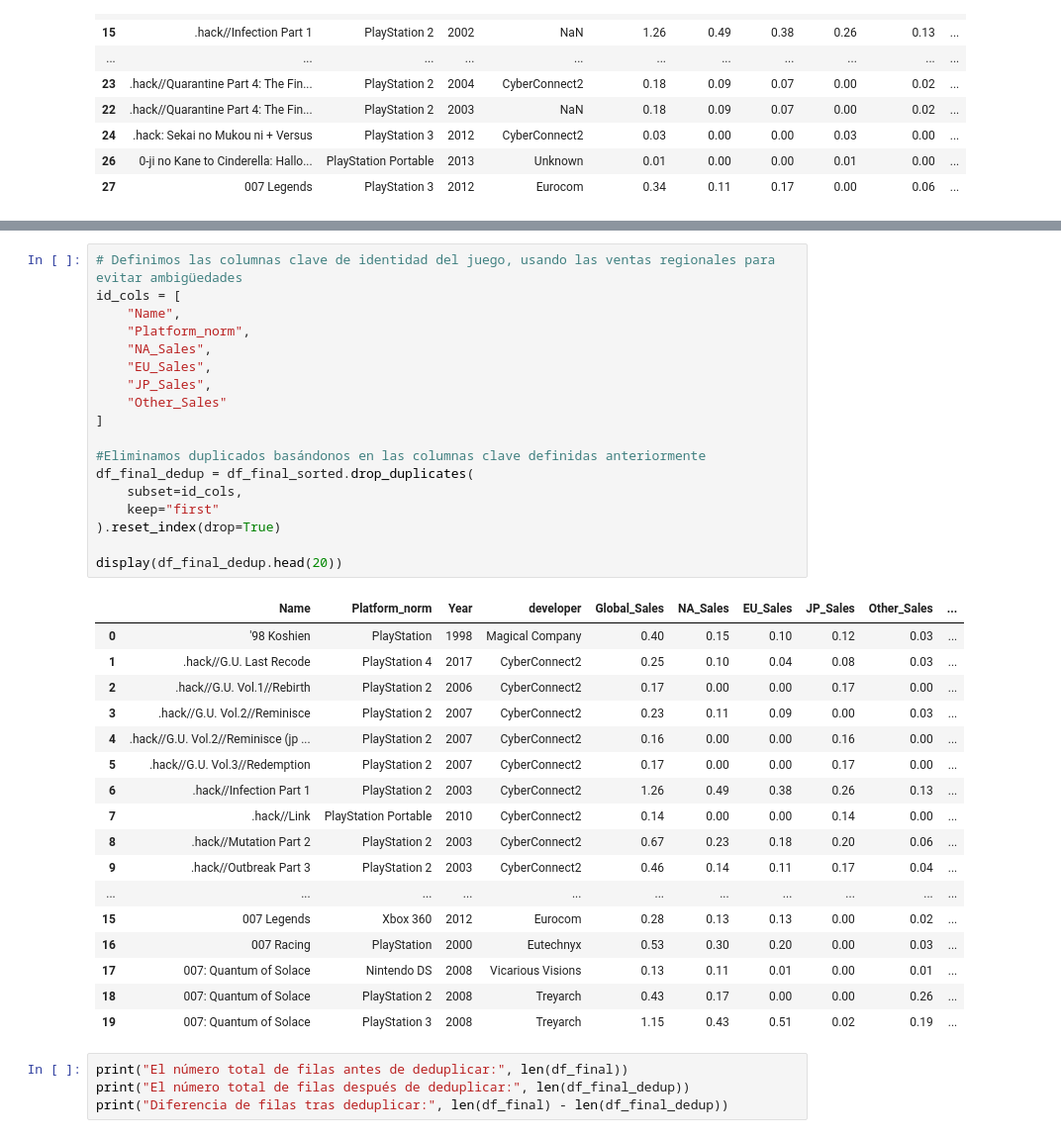
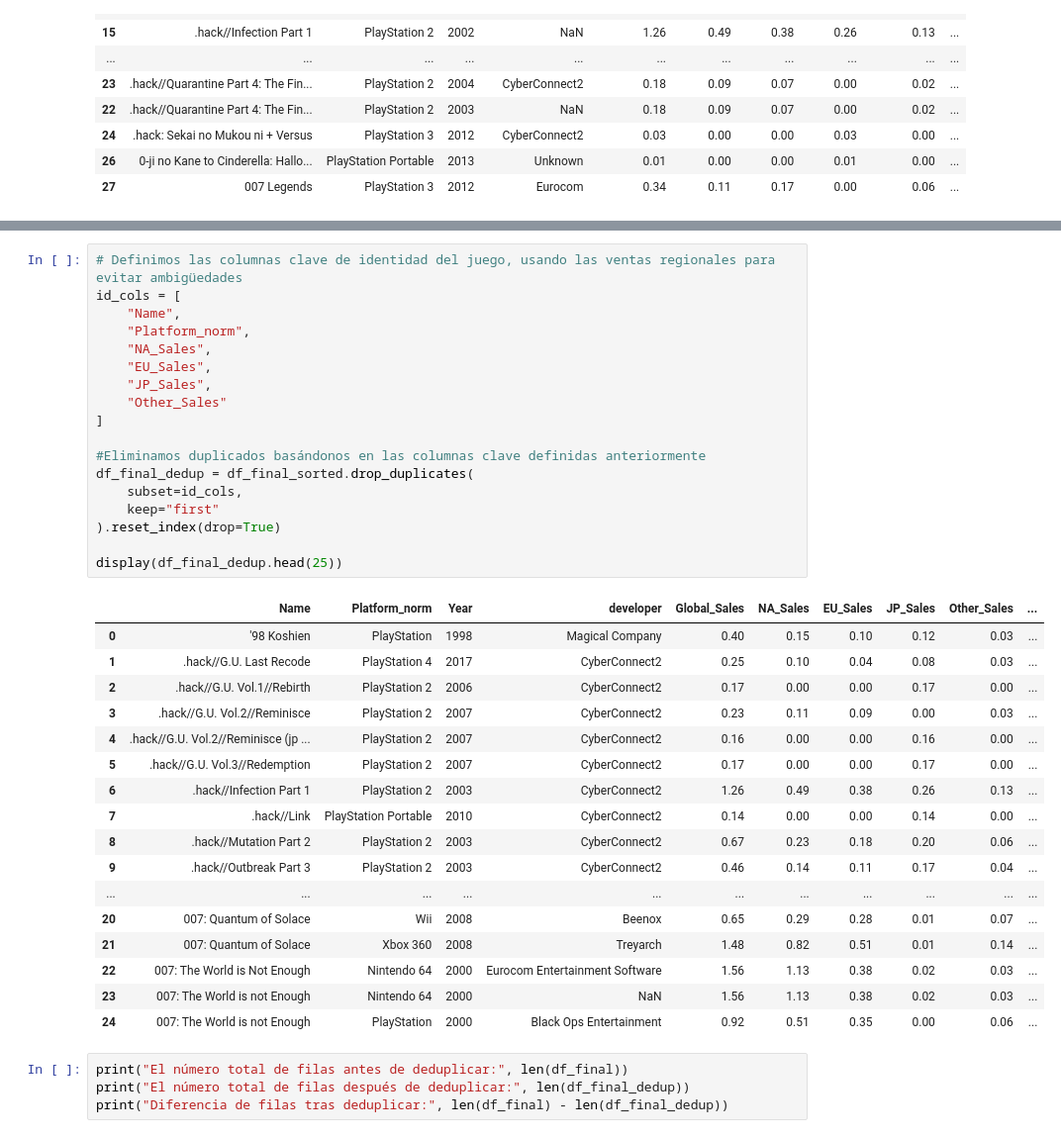
Before and after one commit to JPG250493/EDA_Guerra_de_consolas, a Jupyter notebook: notebooks/ProcesamientoDatos.ipynb, the cells around one changed output, grey strips where cells are left out. Shown at 99% size. Drawn from its saved outputs; the diff is of its cells as text.

```diff
--- a/notebooks/ProcesamientoDatos.ipynb
+++ b/notebooks/ProcesamientoDatos.ipynb
@@ -1397,39 +1397,39 @@ Debemos conservar un único registro, intentando priorizar aquellos que tengan e
 # %%
 # Definimos las columnas clave de identidad del juego, usando las ventas regionales para evitar ambigüedades
 id_cols = [
     "Name",
     "Platform_norm",
     "NA_Sales",
     "EU_Sales",
     "JP_Sales",
     "Other_Sales"
 ]
 
 #Eliminamos duplicados basándonos en las columnas clave definidas anteriormente
 df_final_dedup = df_final_sorted.drop_duplicates(
     subset=id_cols,
     keep="first"
 ).reset_index(drop=True)
 
-display(df_final_dedup.head(20))
+display(df_final_dedup.head(25))
 # %% [output]
 |  | Name | Platform_norm | Year | developer | Global_Sales | NA_Sales | EU_Sales | JP_Sales | Other_Sales | ... |
 | 0 | '98 Koshien | PlayStation | 1998 | Magical Company | 0.40 | 0.15 | 0.10 | 0.12 | 0.03 | ... |
 | 1 | .hack//G.U. Last Recode | PlayStation 4 | 2017 | CyberConnect2 | 0.25 | 0.10 | 0.04 | 0.08 | 0.03 | ... |
 | 2 | .hack//G.U. Vol.1//Rebirth | PlayStation 2 | 2006 | CyberConnect2 | 0.17 | 0.00 | 0.00 | 0.17 | 0.00 | ... |
 | 3 | .hack//G.U. Vol.2//Reminisce | PlayStation 2 | 2007 | CyberConnect2 | 0.23 | 0.11 | 0.09 | 0.00 | 0.03 | ... |
 | 4 | .hack//G.U. Vol.2//Reminisce (jp ... | PlayStation 2 | 2007 | CyberConnect2 | 0.16 | 0.00 | 0.00 | 0.16 | 0.00 | ... |
 | 5 | .hack//G.U. Vol.3//Redemption | PlayStation 2 | 2007 | CyberConnect2 | 0.17 | 0.00 | 0.00 | 0.17 | 0.00 | ... |
 | 6 | .hack//Infection Part 1 | PlayStation 2 | 2003 | CyberConnect2 | 1.26 | 0.49 | 0.38 | 0.26 | 0.13 | ... |
 | 7 | .hack//Link | PlayStation Portable | 2010 | CyberConnect2 | 0.14 | 0.00 | 0.00 | 0.14 | 0.00 | ... |
 | 8 | .hack//Mutation Part 2 | PlayStation 2 | 2003 | CyberConnect2 | 0.67 | 0.23 | 0.18 | 0.20 | 0.06 | ... |
 | 9 | .hack//Outbreak Part 3 | PlayStation 2 | 2003 | CyberConnect2 | 0.46 | 0.14 | 0.11 | 0.17 | 0.04 | ... |
 | ... | ... | ... | ... | ... | ... | ... | ... | ... | ... | ... |
-| 15 | 007 Legends | Xbox 360 | 2012 | Eurocom | 0.28 | 0.13 | 0.13 | 0.00 | 0.02 | ... |
-| 16 | 007 Racing | PlayStation | 2000 | Eutechnyx | 0.53 | 0.30 | 0.20 | 0.00 | 0.03 | ... |
-| 17 | 007: Quantum of Solace | Nintendo DS | 2008 | Vicarious Visions | 0.13 | 0.11 | 0.01 | 0.00 | 0.01 | ... |
-| 18 | 007: Quantum of Solace | PlayStation 2 | 2008 | Treyarch | 0.43 | 0.17 | 0.00 | 0.00 | 0.26 | ... |
-| 19 | 007: Quantum of Solace | PlayStation 3 | 2008 | Treyarch | 1.15 | 0.43 | 0.51 | 0.02 | 0.19 | ... |
+| 20 | 007: Quantum of Solace | Wii | 2008 | Beenox | 0.65 | 0.29 | 0.28 | 0.01 | 0.07 | ... |
+| 21 | 007: Quantum of Solace | Xbox 360 | 2008 | Treyarch | 1.48 | 0.82 | 0.51 | 0.01 | 0.14 | ... |
+| 22 | 007: The World is Not Enough | Nintendo 64 | 2000 | Eurocom Entertainment Software | 1.56 | 1.13 | 0.38 | 0.02 | 0.03 | ... |
+| 23 | 007: The World is not Enough | Nintendo 64 | 2000 | NaN | 1.56 | 1.13 | 0.38 | 0.02 | 0.03 | ... |
+| 24 | 007: The World is not Enough | PlayStation | 2000 | Black Ops Entertainment | 0.92 | 0.51 | 0.35 | 0.00 | 0.06 | ... |
 # %%
 print("El número total de filas antes de deduplicar:", len(df_final))
 print("El número total de filas después de deduplicar:", len(df_final_dedup))
```
Also changed, not shown: parts of 31 cells of this notebook, 12 other files.
